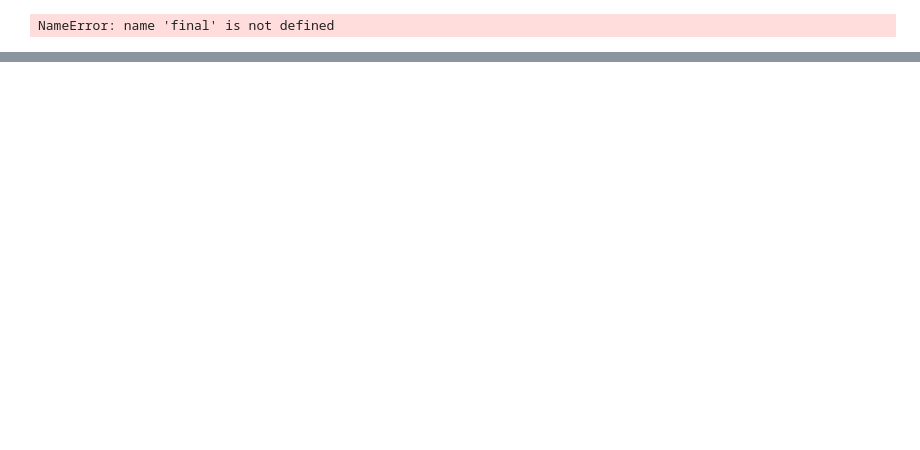
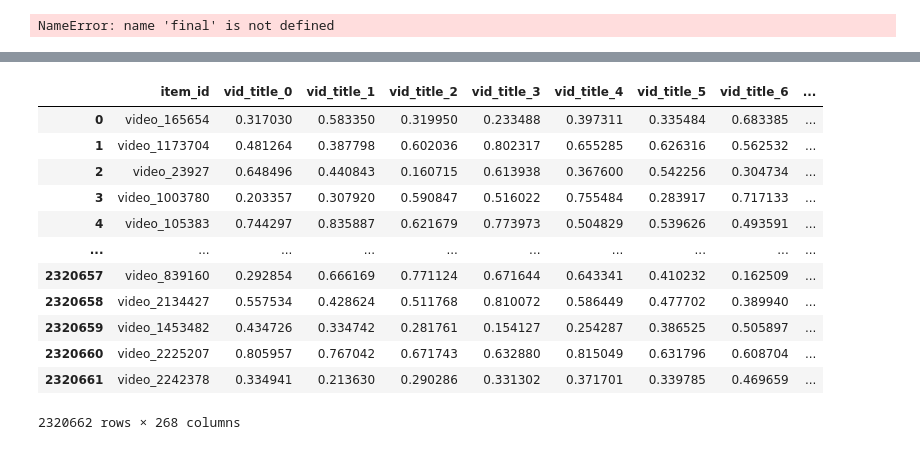
Before and after one commit to Alexandr-Fox/Hacks-Kazan, a Jupyter notebook: main.ipynb, the cells around one changed output, grey strips where cells are left out. Drawn from its saved outputs; the diff is of its cells as text; code cells hidden in the pictures; blank space fills up the shorter version.

```diff
--- a/main.ipynb
+++ b/main.ipynb
@@ -82,7 +82,7 @@ model_video_descr.save(MODELS_PATH+'model_video_descr')
 # %%
 # author_titles = np.load('doc2vec_models/model_author_titles.dv.vectors.npy', allow_pickle=True)
 video_titles = np.load('doc2vec_models/model_video_titles.dv.vectors.npy', allow_pickle=True)
-video_descrs= np.load('doc2vec_models/model_video_descr.dv.vectors.npy', allow_pickle=True)
+video_descrs = np.load('doc2vec_models/model_video_descr_10epochs.dv.vectors.npy', allow_pickle=True)
 # %%
 video_titles_normalized = preprocessing.minmax_scale(video_titles.T).T
 video_descrs_normalized = preprocessing.minmax_scale(video_descrs.T).T
@@ -114,7 +114,7 @@ final = df.merge(data,how='inner', on='item_id')
 #        'channel_sub', 'tv_sub',
 #        ], inplace=True, axis=1)
 # %%
-final['CTR_10days_21_07'].fillna(data['CTR_10days_21_07'].mode()[0], inplace=True)
-final['CTR_10days_01_08'].fillna(data['CTR_10days_01_08'].mode()[0], inplace=True)
-final['CTR_10days_10_08'].fillna(data['CTR_10days_10_08'].mode()[0], inplace=True)
-final['CTR_10days_21_08'].fillna(data['CTR_10days_21_08'].mode()[0], inplace=True)
+final['ctr.CTR_10days_21_07'].fillna(data['ctr.CTR_10days_21_07'].mode()[0], inplace=True)
+final['ctr.CTR_10days_01_08'].fillna(data['ctr.CTR_10days_01_08'].mode()[0], inplace=True)
+final['ctr.CTR_10days_10_08'].fillna(data['ctr.CTR_10days_10_08'].mode()[0], inplace=True)
+final['ctr.CTR_10days_21_08'].fillna(data['ctr.CTR_10days_21_08'].mode()[0], inplace=True)
@@ -120,0 +125,2 @@ final['CTR_10days_21_08'].fillna(data['CTR_10days_21_08'].mode()[0], inplace=Tru
+# %%
+final['tv_title'].dropna(inplace=True)
@@ -129,7 +137,7 @@ final['upld_minute'] = final['publicated'].apply(lambda x: x.minute)
 final['upld_second'] = final['publicated'].apply(lambda x: x.second)
 final['upld_dayofweek'] = final['publicated'].apply(lambda x: x.weekday())
 # %%
-final = final[final.columns.drop(list(df.filter(regex='vid_title')))]
+# final = final[final.columns.drop(list(df.filter(regex='vid_title')))]
 # %% [output]
 NameError: name 'final' is not defined
 # %%
@@ -260,0 +266,16 @@ data
+# %%
+final
+# %% [output]
+|  | item_id | vid_title_0 | vid_title_1 | vid_title_2 | vid_title_3 | vid_title_4 | vid_title_5 | vid_title_6 | ... |
+| 0 | video_165654 | 0.317030 | 0.583350 | 0.319950 | 0.233488 | 0.397311 | 0.335484 | 0.683385 | ... |
+| 1 | video_1173704 | 0.481264 | 0.387798 | 0.602036 | 0.802317 | 0.655285 | 0.626316 | 0.562532 | ... |
+| 2 | video_23927 | 0.648496 | 0.440843 | 0.160715 | 0.613938 | 0.367600 | 0.542256 | 0.304734 | ... |
+| 3 | video_1003780 | 0.203357 | 0.307920 | 0.590847 | 0.516022 | 0.755484 | 0.283917 | 0.717133 | ... |
+| 4 | video_105383 | 0.744297 | 0.835887 | 0.621679 | 0.773973 | 0.504829 | 0.539626 | 0.493591 | ... |
+| ... | ... | ... | ... | ... | ... | ... | ... | ... | ... |
+| 2320657 | video_839160 | 0.292854 | 0.666169 | 0.771124 | 0.671644 | 0.643341 | 0.410232 | 0.162509 | ... |
+| 2320658 | video_2134427 | 0.557534 | 0.428624 | 0.511768 | 0.810072 | 0.586449 | 0.477702 | 0.389940 | ... |
+| 2320659 | video_1453482 | 0.434726 | 0.334742 | 0.281761 | 0.154127 | 0.254287 | 0.386525 | 0.505897 | ... |
+| 2320660 | video_2225207 | 0.805957 | 0.767042 | 0.671743 | 0.632880 | 0.815049 | 0.631796 | 0.608704 | ... |
+| 2320661 | video_2242378 | 0.334941 | 0.213630 | 0.290286 | 0.331302 | 0.371701 | 0.339785 | 0.469659 | ... |
+2320662 rows × 268 columns
```
Also changed, not shown: parts of 17 cells of this notebook.
